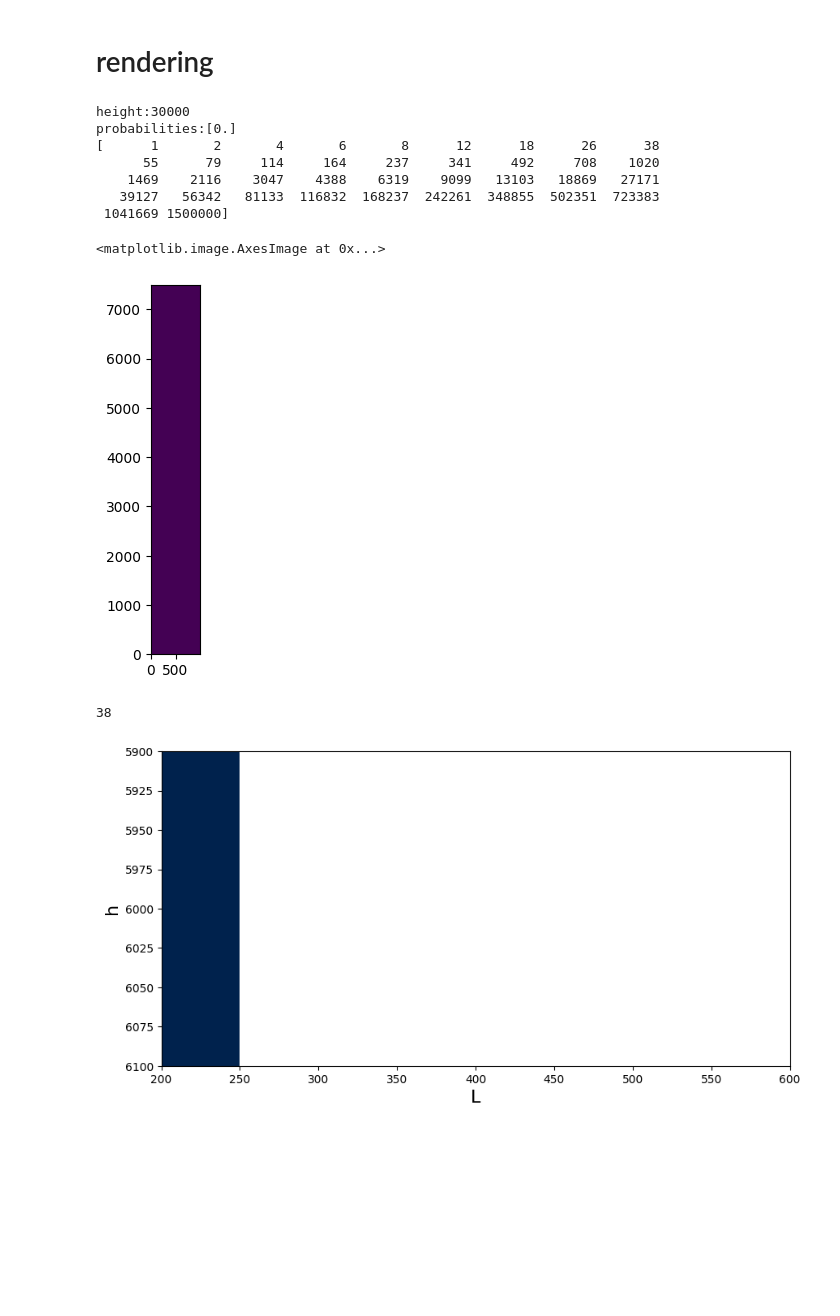
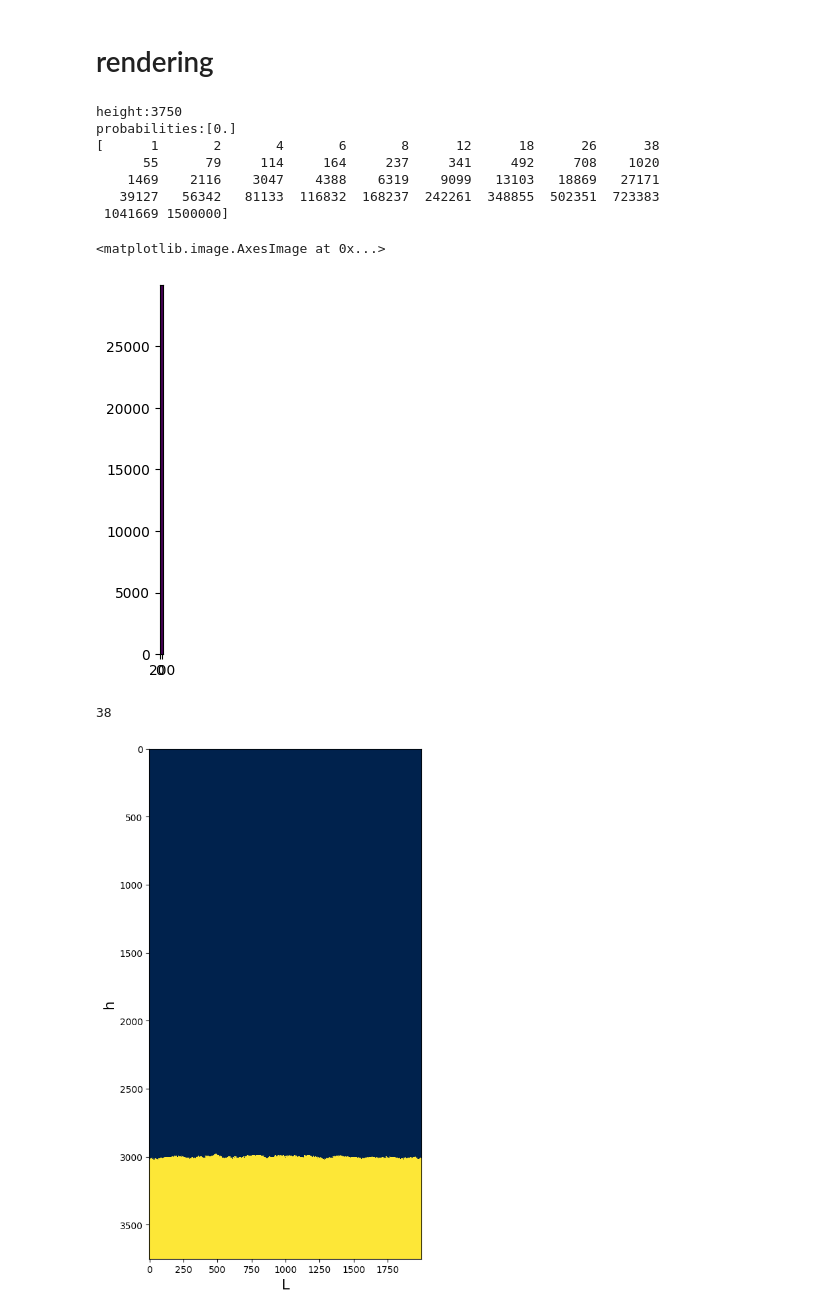
Before and after one commit to maxou2804/script_1D_Eden, a Jupyter notebook: new_render_graph.ipynb, the cells around one changed output. Drawn from its saved outputs; the diff is of its cells as text; code cells hidden in the pictures; blank space fills up the shorter version.

```diff
--- a/new_render_graph.ipynb
+++ b/new_render_graph.ipynb
@@ -728,7 +728,7 @@ def generate_linear_times(n_iterations, n_snapshots):
 
 n_iterations=1500000
 n_realizations=1
-width = 250
+width = 2000
 height= int((n_iterations/width)*5)
 print(f"height:{height}")
 n_snapshots= 40
@@ -760,7 +760,7 @@ rugosity=1
 
 print(lin_t)
 # %% [output]
-height:30000
+height:3750
 probabilities:[0.]
 [      1       2       4       6       8      12      18      26      38
       55      79     114     164     237     341     492     708    1020
@@ -778,7 +778,7 @@ plt.figure()
 plt.imshow(cluster_labels,origin='lower')
 # %% [output]
 <matplotlib.image.AxesImage at 0x...>
-[figure, old version]
+[figure, new version]
 # %%
 w_col=[]
 w_alpha_col=[]
@@ -838,7 +838,7 @@ for probability in probabilities:
     #Simulate the system
 
     lattices,acceleration_sites,constraint_sites,snapshots,densities =eden_model_cascade_snapshots_parallel(width=width,height=height,n_iterations=n_iterations,snapshot_times=lin_t,
-                                                               n_realizations=100,init_mode='flat',roughness_height=0,seed=42,
+                                                               n_realizations=100,init_mode='rough',roughness_height=5,seed=42,
                                                                avg_cluster_size=0,probability=0 ,acceleration_factor=5.0,
                                                                constraint_avg_cluster_size=0,constraint_prob=0,eden_sites=False)
     #estimate w and average over all realisations
@@ -854,25 +854,25 @@ for probability in probabilities:
 # %%
 from matplotlib.patches import Patch
 #### Visualize the growth
 import matplotlib.pyplot as plt
 cmaps=('Reds','Greens','Blues')
 labels=('occupied eden sites','constraint sites p=0.1','acceleration sites p=0.1')
 plt.figure(figsize=(10,10))
 plt.imshow(lattices[-1], interpolation='nearest',cmap='cividis',alpha=1)
 # plt.imshow(constraint_sites[-1],cmap=cmaps[1], interpolation='nearest',alpha=0.4)
 # plt.imshow(acceleration_sites[-1],cmap=cmaps[2], interpolation='nearest',alpha=0.4)
 plt.xlabel("L",fontsize=16)
 plt.ylabel("h",fontsize=16)
-plt.ylim(6100,5900)
-plt.xlim(200,600)
+# plt.ylim(6100,5900)
+# plt.xlim(200,600)
 
 
 patches=[]
 for cmap, label in zip(cmaps, labels):
     midcolor = plt.get_cmap(cmap)(0.7)
     patches.append(Patch(color=midcolor, label=label))
 # %% [output]
-[figure, old version]
+[figure, new version]
 # %%
 #plot the exponents
 import numpy as np
```
Also changed, not shown: parts of 1 cell of this notebook.
